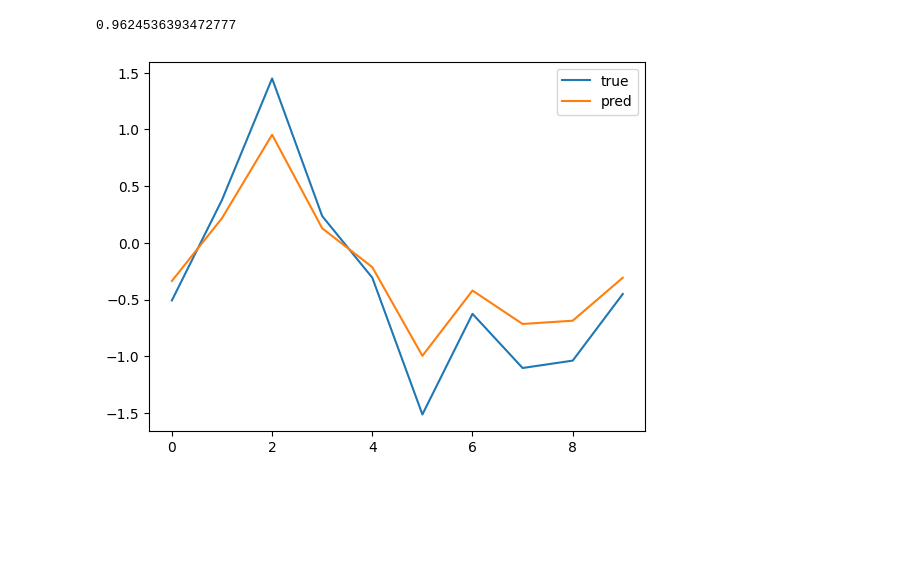
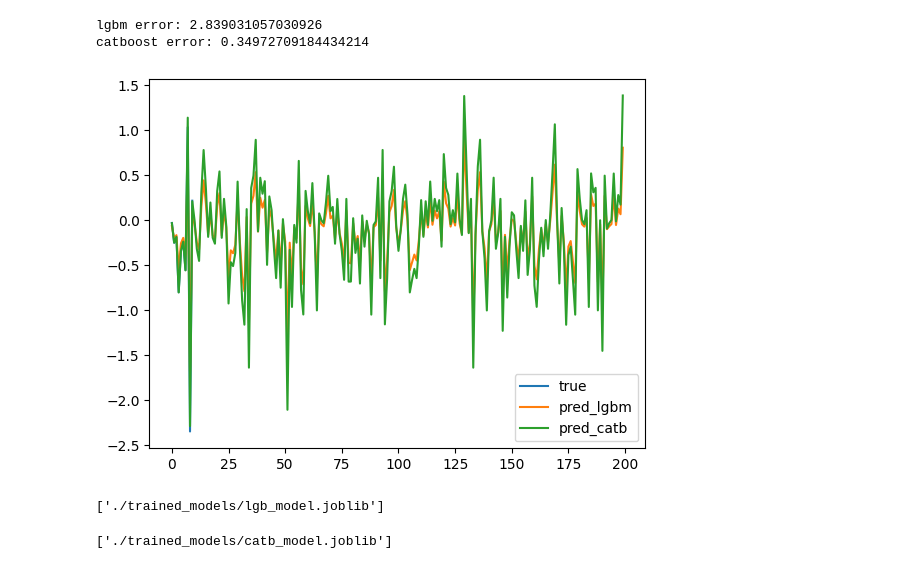
Before and after one commit to arnabsharma91/deepSSTA, a Jupyter notebook: FirstBaseline.ipynb, the cells around one changed output. Saved outputs shown, nothing was run; the diff lists cells and outputs as text; code cells hidden in the pictures; blank space fills up the shorter version.

Commit message:
updated training notebook

```diff
--- a/FirstBaseline.ipynb
+++ b/FirstBaseline.ipynb
@@ -43,19 +88,19 @@ y_val = target.iloc[rand_indx[3500:]].values
 params = {
     "boosting_type": "gbdt",
     "objective": "regression",
-    "metric": "custom",
+    "metric": "l2",
     "max_depth": 8,
     'num_leaves': 255,
     "learning_rate": 0.001,
     "n_estimators": 1000,
     #"colsample_bytree": 0.8,
     #"colsample_bynode": 0.8,
-    "verbose": 10,
+    "verbose": -1,
     "device": "cpu"
 }
 
-model = lgb.LGBMRegressor(**params, random_state=42)
-model.fit(
-    X_train, y_train[:,0],
-    eval_set=[(X_val, y_val[:,0])])
+lgb_model = lgb.LGBMRegressor(**params, random_state=42)
+lgb_model.fit(
+    X_train, y_train,
+    eval_set=[(X_val, y_val)])
 # %% [output]
@@ -87,0 +110,12 @@ LGBMRegressor(device='cpu', learning_rate=0.001, max_depth=8, metric='custom',
+# %%
+catb_model = cat.CatBoostRegressor(
+task_type="GPU",
+devices='1',
+reg_lambda=0.438, learning_rate=0.01,
+max_depth=8, min_data_in_leaf=50,
+n_estimators=1000, verbose=1,
+objective='RMSE', random_state=1)
+# %%
+catb_model.fit(
+    X_train, y_train,
+    eval_set=[(X_val, y_val)])
@@ -88,15 +143,19 @@ LGBMRegressor(device='cpu', learning_rate=0.001, max_depth=8, metric='custom',
 # %%
-pred_10 = model.predict(X_val[:10])
+pred_lgb = lgb_model.predict(X_val[:200])
+pred_catb = catb_model.predict(X_val[:200])
 # %%
-np.linalg.norm(y_val[:10, 0]-pred_10)
+print("lgbm error:", np.linalg.norm(y_val[:200]-pred_lgb))
+print("catboost error:", np.linalg.norm(y_val[:200]-pred_catb))
 # %% [output]
-0.9624536393472777
+lgbm error: 2.839031057030926
+catboost error: 0.34972709184434214
 # %%
 import matplotlib.pyplot as plt
 # %%
-plt.plot(y_val[:10, 0])
-plt.plot(pred_10)
-plt.legend(["true", "pred"])
+plt.plot(y_val[:10])
+plt.plot(pred_lgb)
+plt.plot(pred_catb)
+plt.legend(["true", "pred_lgbm", "pred_catb"])
 plt.show()
 # %% [output]
-[figure, old version]
+[figure, new version]
@@ -102,0 +164,8 @@ plt.show()
+# %%
+joblib.dump(lgb_model, "./trained_models/lgb_model.joblib")
+# %% [output]
+['./trained_models/lgb_model.joblib']
+# %%
+joblib.dump(catb_model, "./trained_models/catb_model.joblib")
+# %% [output]
+['./trained_models/catb_model.joblib']
```
Also changed, not shown: parts of 16 cells of this notebook, 2 other files.
